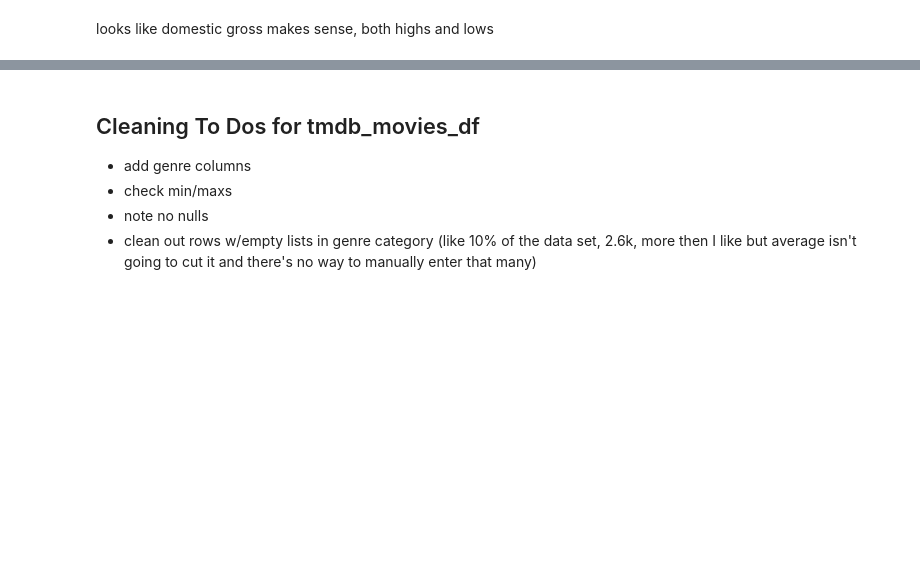
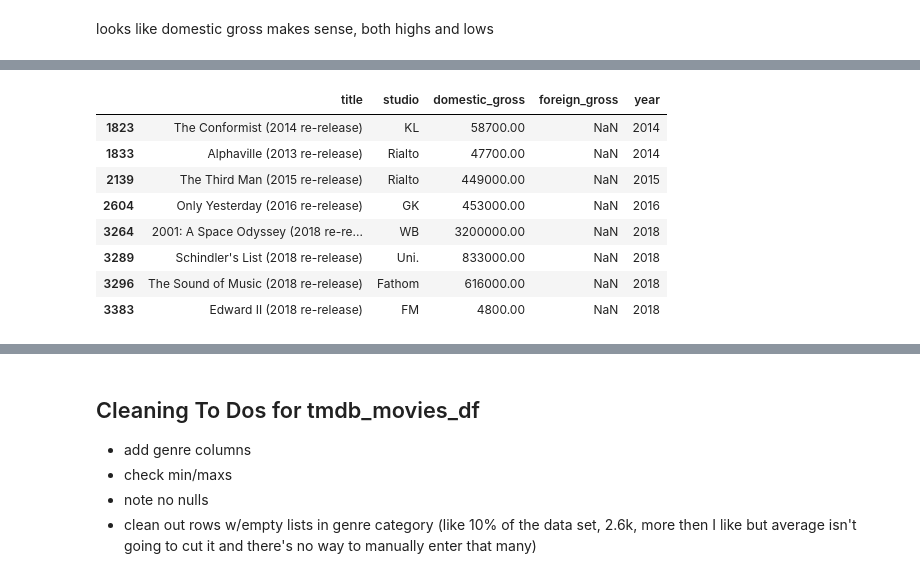
Before and after one commit to houleyemballo/AnalysisMovieData, a Jupyter notebook: DataCleaning.ipynb, the cells around one changed output, grey strips where cells are left out. Drawn from its saved outputs; the diff is of its cells as text; code cells hidden in the pictures; blank space fills up the shorter version.

```diff
--- a/DataCleaning.ipynb
+++ b/DataCleaning.ipynb
@@ -150,0 +208,16 @@ error: unterminated character set at position 4
+# %%
+# finds all the re-releases
+
+substring = 're-release'
+
+movie_gross_df[movie_gross_df['title'].str.find(substring)>0]
+# %% [output]
+|  | title | studio | domestic_gross | foreign_gross | year |
+| 1823 | The Conformist (2014 re-release) | KL | 58700.00 | NaN | 2014 |
+| 1833 | Alphaville (2013 re-release) | Rialto | 47700.00 | NaN | 2014 |
+| 2139 | The Third Man (2015 re-release) | Rialto | 449000.00 | NaN | 2015 |
+| 2604 | Only Yesterday (2016 re-release) | GK | 453000.00 | NaN | 2016 |
+| 3264 | 2001: A Space Odyssey (2018 re-re... | WB | 3200000.00 | NaN | 2018 |
+| 3289 | Schindler's List (2018 re-release) | Uni. | 833000.00 | NaN | 2018 |
+| 3296 | The Sound of Music (2018 re-release) | Fathom | 616000.00 | NaN | 2018 |
+| 3383 | Edward II (2018 re-release) | FM | 4800.00 | NaN | 2018 |
```
Also changed, not shown: parts of 27 cells of this notebook.
